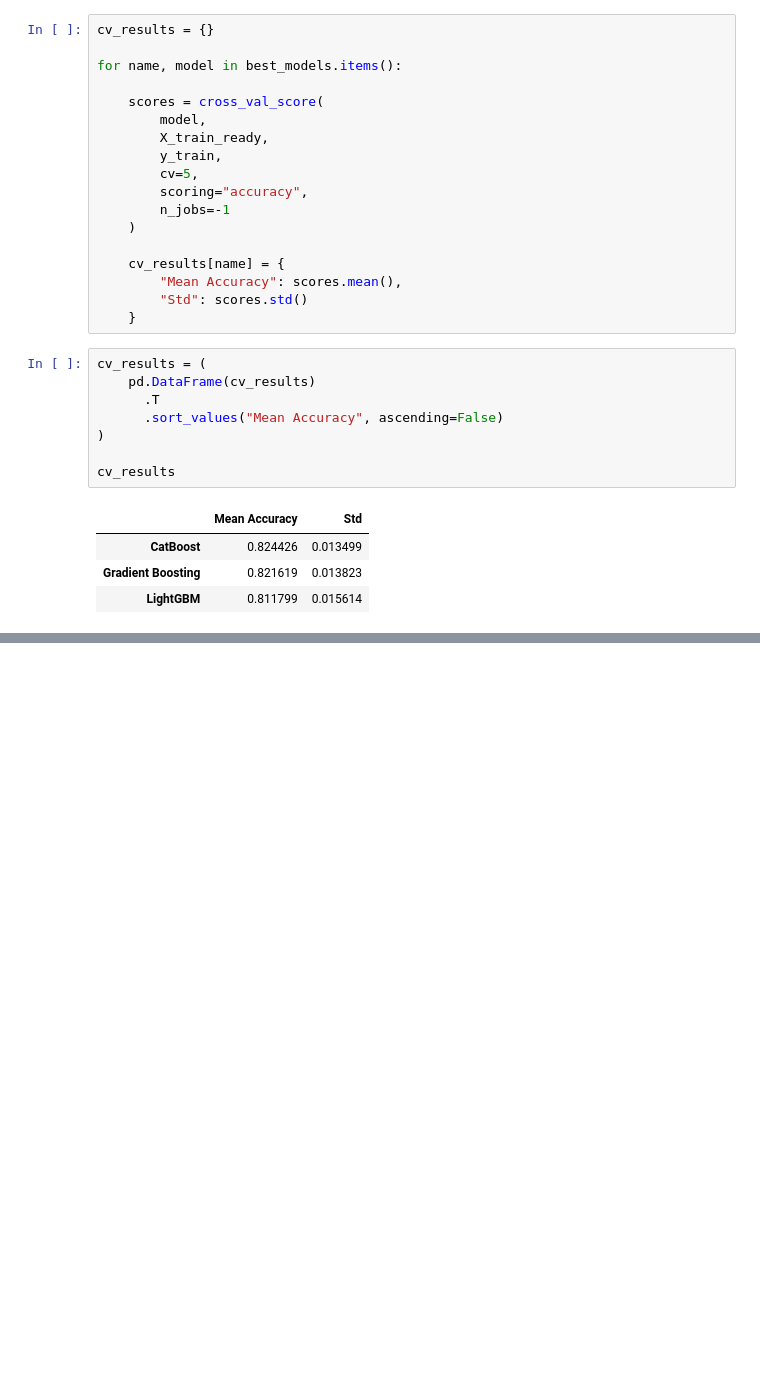
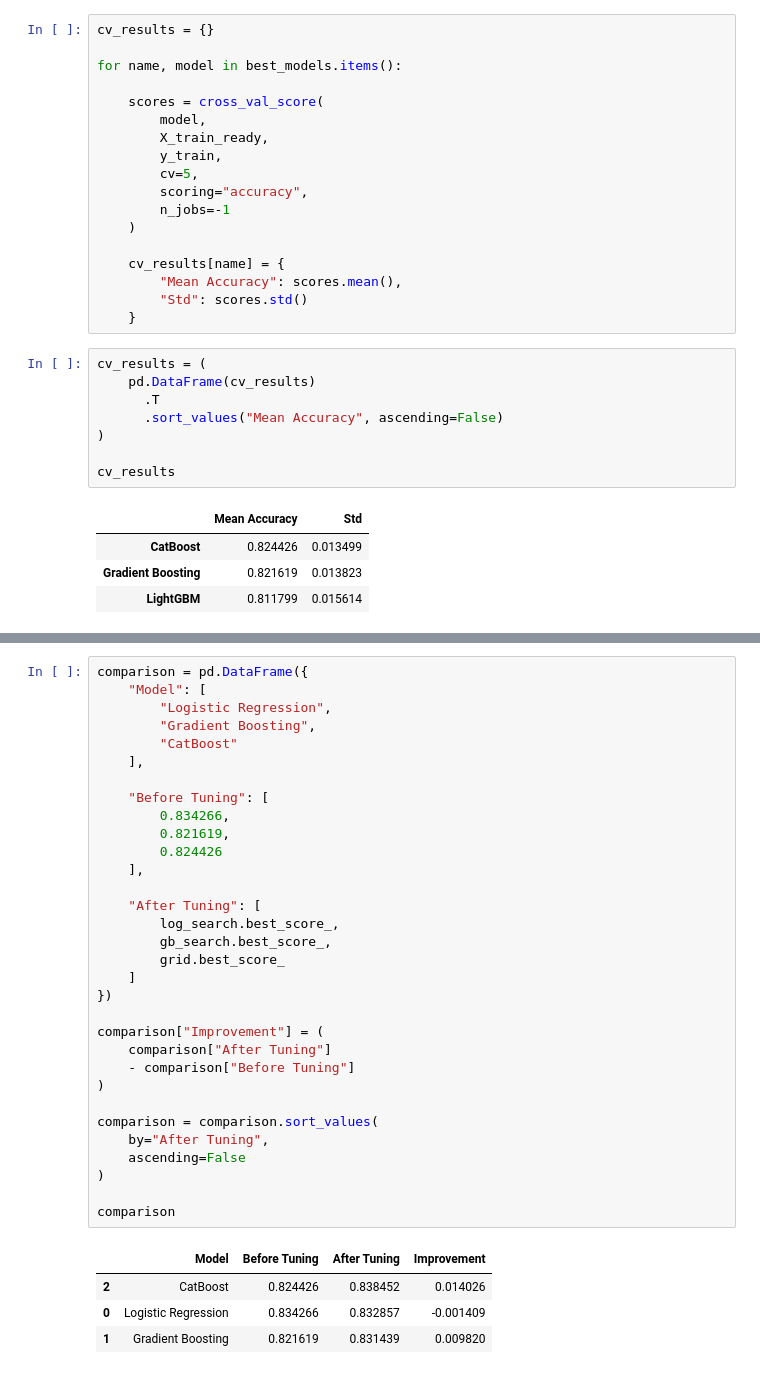
Before and after one commit to mustafa-al-soufi/Titanic, a Jupyter notebook: notebooks/titanic.ipynb, the cells around one changed output, grey strips where cells are left out. Cells and saved outputs as stored; diff of their text form; blank space fills up the shorter version.

Commit message:
Tune best model

```diff
--- a/notebooks/titanic.ipynb
+++ b/notebooks/titanic.ipynb
@@ -1013,0 +1170,37 @@ cv_results
+# %%
+comparison = pd.DataFrame({
+    "Model": [
+        "Logistic Regression",
+        "Gradient Boosting",
+        "CatBoost"
+    ],
+
+    "Before Tuning": [
+        0.834266,
+        0.821619,
+        0.824426
+    ],
+
+    "After Tuning": [
+        log_search.best_score_,
+        gb_search.best_score_,
+        grid.best_score_
+    ]
+})
+
+comparison["Improvement"] = (
+    comparison["After Tuning"]
+    - comparison["Before Tuning"]
+)
+
+comparison = comparison.sort_values(
+    by="After Tuning",
+    ascending=False
+)
+
+comparison
+# %% [output]
+|  | Model | Before Tuning | After Tuning | Improvement |
+| 2 | CatBoost | 0.824426 | 0.838452 | 0.014026 |
+| 0 | Logistic Regression | 0.834266 | 0.832857 | -0.001409 |
+| 1 | Gradient Boosting | 0.821619 | 0.831439 | 0.009820 |
```
Also changed, not shown: parts of 9 cells of this notebook, 4 other files.
